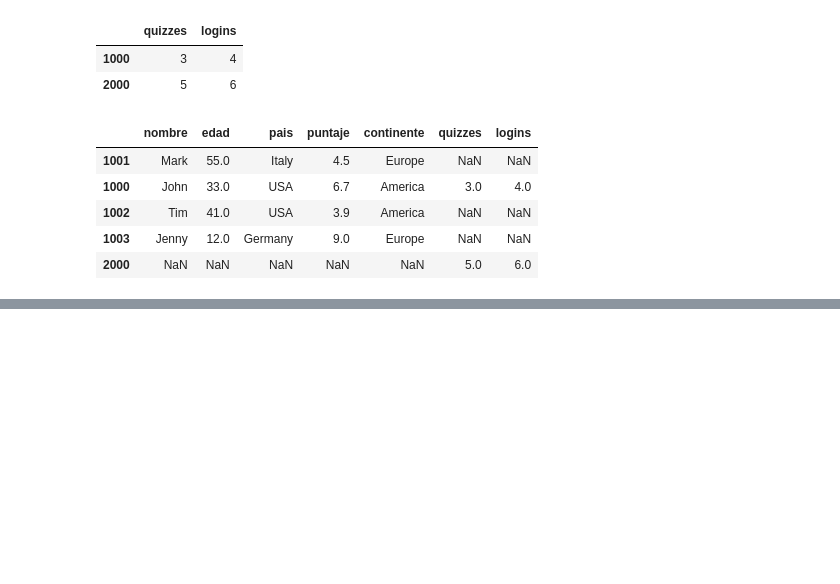
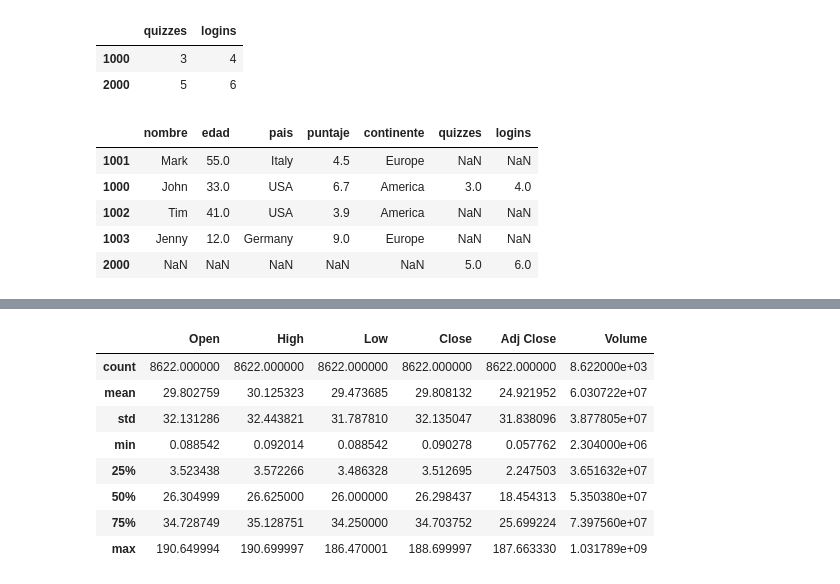
Before and after one commit to EricJDavila/PythonForExcel, a Jupyter notebook: cap0501_pandas.ipynb, the cells around one changed output, grey strips where cells are left out. Cells and saved outputs as stored; diff of their text form; code cells hidden in the pictures; blank space fills up the shorter version.

```diff
--- a/cap0501_pandas.ipynb
+++ b/cap0501_pandas.ipynb
@@ -743,0 +1064,15 @@ pd.concat([df, mas_categorias], axis=1)
+# %%
+#La función pd.read_csv() acepta una dirección url.
+url = ("https://raw.githubusercontent.com/fzumstein/python-for-excel/1st-edition/csv/MSFT.csv")
+msft2 = pd.read_csv(url)
+msft2.describe()
+# %% [output]
+|  | Open | High | Low | Close | Adj Close | Volume |
+| count | 8622.000000 | 8622.000000 | 8622.000000 | 8622.000000 | 8622.000000 | 8.622000e+03 |
+| mean | 29.802759 | 30.125323 | 29.473685 | 29.808132 | 24.921952 | 6.030722e+07 |
+| std | 32.131286 | 32.443821 | 31.787810 | 32.135047 | 31.838096 | 3.877805e+07 |
+| min | 0.088542 | 0.092014 | 0.088542 | 0.090278 | 0.057762 | 2.304000e+06 |
+| 25% | 3.523438 | 3.572266 | 3.486328 | 3.512695 | 2.247503 | 3.651632e+07 |
+| 50% | 26.304999 | 26.625000 | 26.000000 | 26.298437 | 18.454313 | 5.350380e+07 |
+| 75% | 34.728749 | 35.128751 | 34.250000 | 34.703752 | 25.699224 | 7.397560e+07 |
+| max | 190.649994 | 190.699997 | 186.470001 | 188.699997 | 187.663330 | 1.031789e+09 |
```
Also changed, not shown: parts of 46 cells of this notebook, 2 other files.
